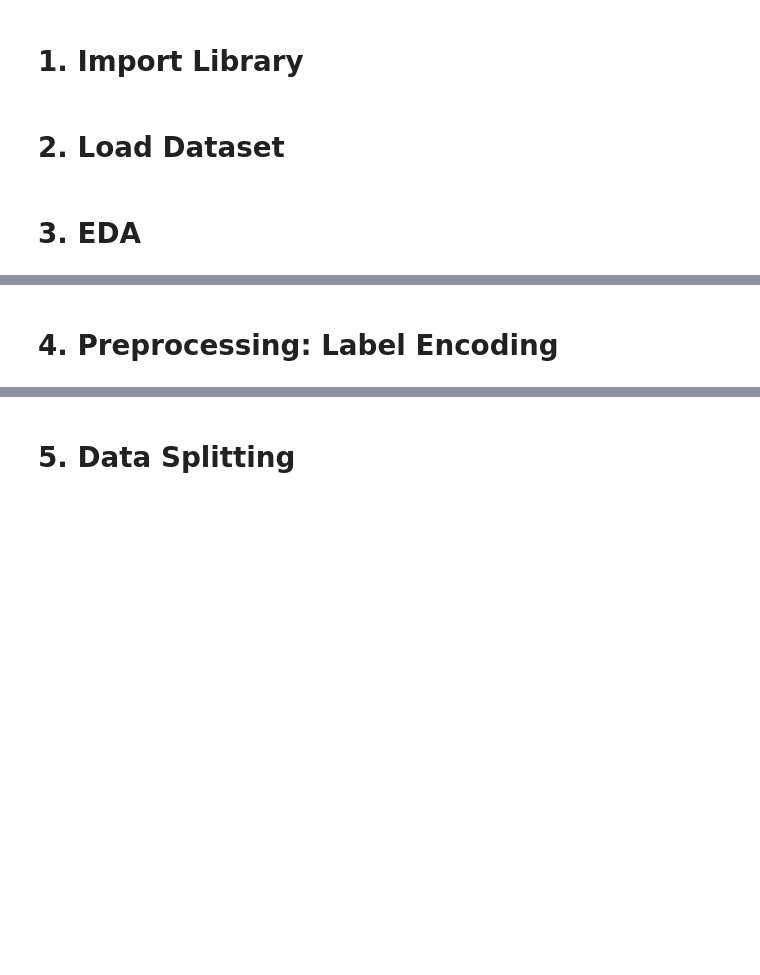
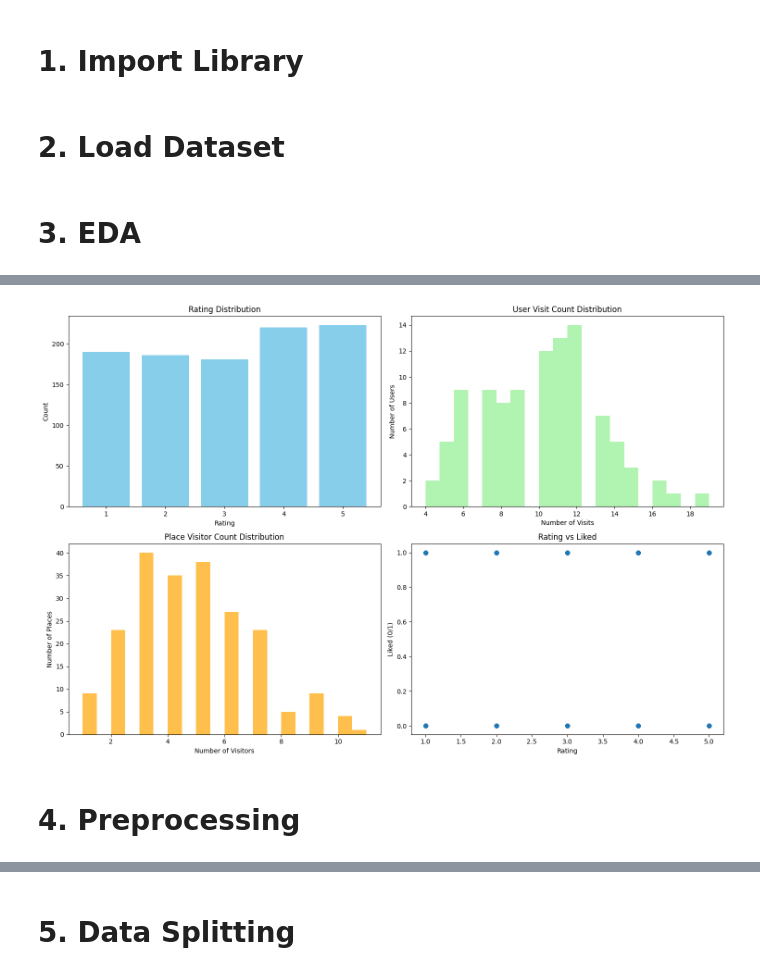
Before and after one commit to Capstone-Project-CodingCamp2025/machine-learning, a Jupyter notebook: notebook/Capstone_Model_CF.ipynb, the cells around one changed output, grey strips where cells are left out. Saved outputs shown, nothing was run; the diff lists cells and outputs as text; code cells hidden in the pictures; blank space fills up the shorter version.

```diff
--- a/notebook/Capstone_Model_CF.ipynb
+++ b/notebook/Capstone_Model_CF.ipynb
@@ -14,6 +12,7 @@ from sklearn.preprocessing import LabelEncoder
 # %% [markdown]
 # **2. Load Dataset**
 # %%
-df = pd.read_csv('/content/CF.csv')
+df = pd.read_csv('/content/user_preferences.csv')
+tourism_df = pd.read_excel('/content/transformed.xlsx')
 # %% [markdown]
 # **3. EDA**
@@ -63,0 +19,73 @@ Name: count, dtype: int64
+# %%
+# Basic statistics
+print("\n1. Dataset Overview:")
+print(f"Number of unique users: {df['user_id'].nunique()}")
+print(f"Number of unique places: {df['place_id'].nunique()}")
+print(f"Total interactions: {len(df)}")
+
+# Rating distribution
+print("\n2. Rating Distribution:")
+rating_dist = df['rating'].value_counts().sort_index()
+print(rating_dist)
+
+# Liked distribution
+print("\n3. Liked Distribution:")
+liked_dist = df['liked'].value_counts()
+print(liked_dist)
+
+# Correlation between rating and liked
+correlation = df[['rating', 'liked']].corr()
+print(f"\n4. Correlation between Rating and Liked: {correlation.iloc[0,1]:.3f}")
+
+# User activity statistics
+user_stats = df.groupby('user_id').agg({
+    'place_id': 'count',
+    'rating': 'mean'
+}).rename(columns={'place_id': 'visit_count', 'rating': 'avg_rating'})
+
+print(f"\n5. User Activity Statistics:")
+print(f"Average visits per user: {user_stats['visit_count'].mean():.2f}")
+print(f"Min visits per user: {user_stats['visit_count'].min()}")
+print(f"Max visits per user: {user_stats['visit_count'].max()}")
+
+# Place popularity statistics
+place_stats = df.groupby('place_id').agg({
+    'user_id': 'count',
+    'rating': 'mean'
+}).rename(columns={'user_id': 'visitor_count', 'rating': 'avg_rating'})
+
+print(f"\n6. Place Popularity Statistics:")
+print(f"Average visitors per place: {place_stats['visitor_count'].mean():.2f}")
+print(f"Min visitors per place: {place_stats['visitor_count'].min()}")
+print(f"Max visitors per place: {place_stats['visitor_count'].max()}")
+
+# Create visualizations
+fig, axes = plt.subplots(2, 2, figsize=(15, 10))
+
+# Rating distribution
+axes[0,0].bar(rating_dist.index, rating_dist.values, color='skyblue')
+axes[0,0].set_title('Rating Distribution')
+axes[0,0].set_xlabel('Rating')
+axes[0,0].set_ylabel('Count')
+
+# User visit count distribution
+axes[0,1].hist(user_stats['visit_count'], bins=20, color='lightgreen', alpha=0.7)
+axes[0,1].set_title('User Visit Count Distribution')
+axes[0,1].set_xlabel('Number of Visits')
+axes[0,1].set_ylabel('Number of Users')
+
+# Place visitor count distribution
+axes[1,0].hist(place_stats['visitor_count'], bins=20, color='orange', alpha=0.7)
+axes[1,0].set_title('Place Visitor Count Distribution')
+axes[1,0].set_xlabel('Number of Visitors')
+axes[1,0].set_ylabel('Number of Places')
+
+# Rating vs Liked scatter plot
+axes[1,1].scatter(df['rating'], df['liked'], alpha=0.6)
+axes[1,1].set_title('Rating vs Liked')
+axes[1,1].set_xlabel('Rating')
+axes[1,1].set_ylabel('Liked (0/1)')
+
+plt.tight_layout()
+plt.show()
+# %% [output]
@@ -64,2 +109,3 @@ Name: count, dtype: int64
+[figure, added]
 # %% [markdown]
-# **4. Preprocessing: Label Encoding**
+# **4. Preprocessing**
```
Also changed, not shown: parts of 23 cells of this notebook, 1 other file.
